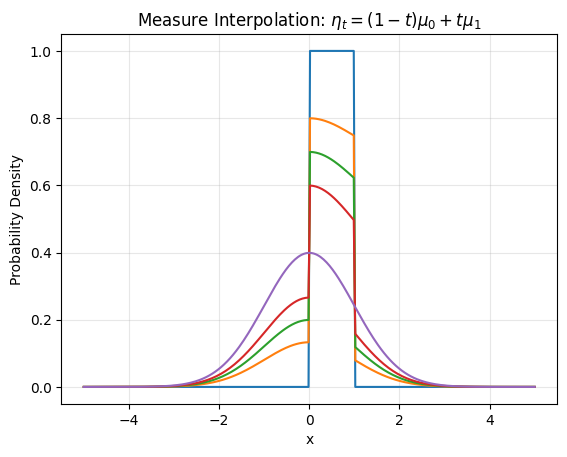
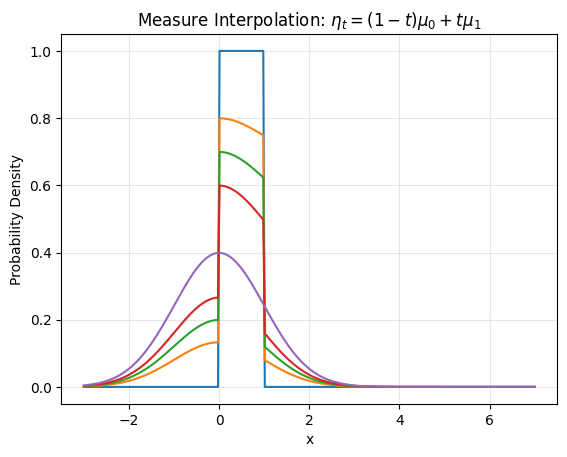
Code edit (unified diff) that turned the first committed figure into the second:
--- before
+++ after
@@ -1,4 +1,2 @@
-from scipy.stats import norm, uniform
-
 def meas_inter(f, g, name):
     for t in Lt:
@@ -7,8 +5,8 @@
         plt.ylabel("Probability Density")
         plt.grid(True, alpha=0.3)
-        plt.plot(Lx, (1-t)*f(Lx) + t*g(Lx), label=f"t = {t}")
+        plt.plot(Lx, (1-t)*f.pdf(Lx) + t*g.pdf(Lx), label=f"t = {t}")
     plt.show()
 
-meas_inter(uniform.pdf, norm.pdf, "unif+norm")
-meas_inter(uniform.pdf, uniform(loc=-1, scale=2).pdf, "unif+unif")
-meas_inter(norm(scale=0.5).pdf, norm(loc=2, scale=2).pdf, "norm+norm")
+meas_inter(uniform, norm, "unif+norm")
+meas_inter(uniform, uniform(loc=-1, scale=2), "unif+unif")
+meas_inter(norm(scale=0.5), norm(loc=2, scale=2), "norm+norm")

Commit: compressed python code